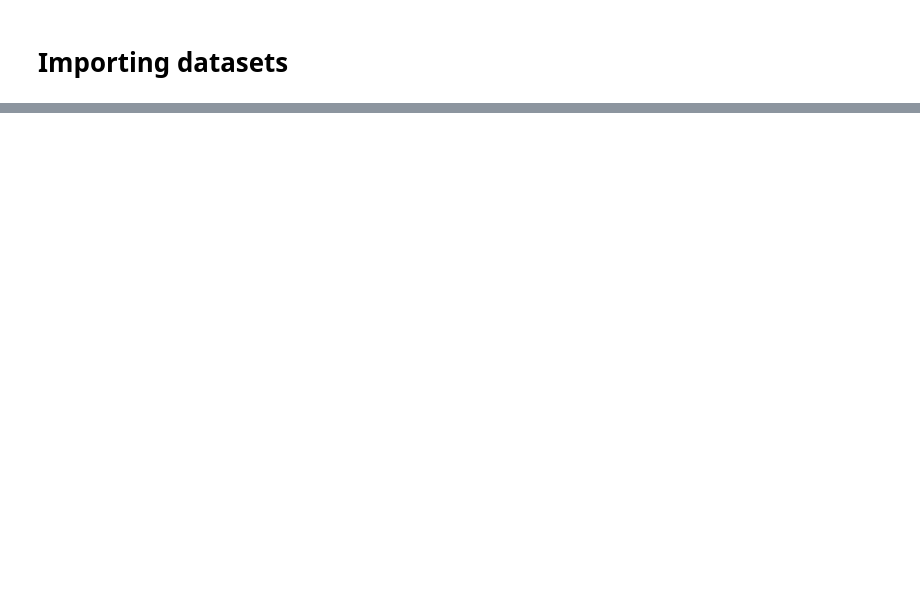
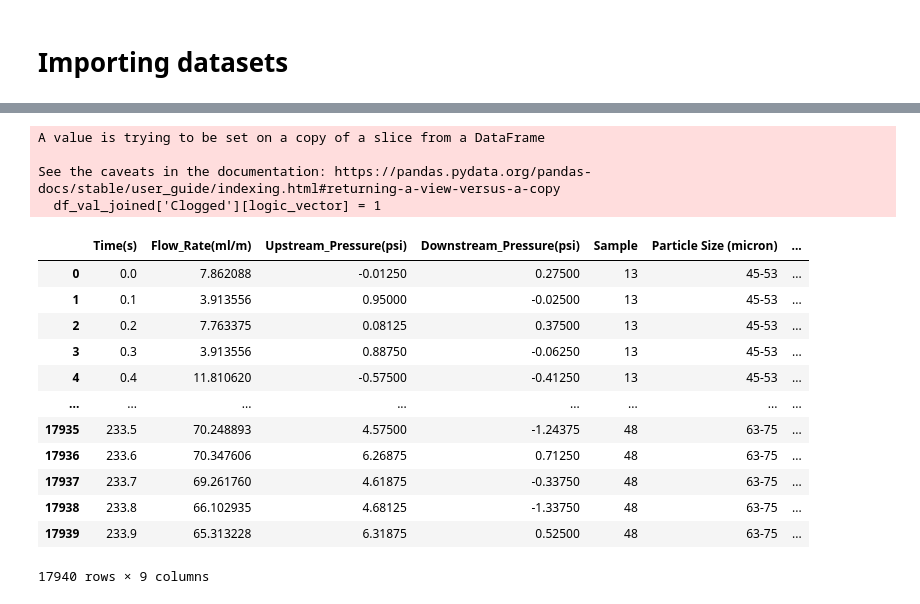
Before and after one commit to pirao/PHM-July-2020-Data-Challenge, a Jupyter notebook: Preprocessing.ipynb, the cells around one changed output, grey strips where cells are left out. Drawn from its saved outputs; the diff is of its cells as text; code cells hidden in the pictures; blank space fills up the shorter version.

```diff
--- a/Preprocessing.ipynb
+++ b/Preprocessing.ipynb
@@ -89,0 +262,25 @@ The main components applied to construct this experimental rig are the following
+# %%
+df_val_joined['Pressure drop (psi)'] = df_val_joined['Upstream_Pressure(psi)'] - df_val_joined['Downstream_Pressure(psi)']
+
+df_val_joined['Clogged'] = 0
+logic_vector = df_val_joined['Pressure drop (psi)'] > 20 # Returns True when the filter is clogged
+df_val_joined['Clogged'][logic_vector] = 1
+df_val_joined
+# %% [output]
+A value is trying to be set on a copy of a slice from a DataFrame
+
+See the caveats in the documentation: https://pandas.pydata.org/pandas-docs/stable/user_guide/indexing.html#returning-a-view-versus-a-copy
+  df_val_joined['Clogged'][logic_vector] = 1
+|  | Time(s) | Flow_Rate(ml/m) | Upstream_Pressure(psi) | Downstream_Pressure(psi) | Sample | Particle Size (micron) | ... |
+| 0 | 0.0 | 7.862088 | -0.01250 | 0.27500 | 13 | 45-53 | ... |
+| 1 | 0.1 | 3.913556 | 0.95000 | -0.02500 | 13 | 45-53 | ... |
+| 2 | 0.2 | 7.763375 | 0.08125 | 0.37500 | 13 | 45-53 | ... |
+| 3 | 0.3 | 3.913556 | 0.88750 | -0.06250 | 13 | 45-53 | ... |
+| 4 | 0.4 | 11.810620 | -0.57500 | -0.41250 | 13 | 45-53 | ... |
+| ... | ... | ... | ... | ... | ... | ... | ... |
+| 17935 | 233.5 | 70.248893 | 4.57500 | -1.24375 | 48 | 63-75 | ... |
+| 17936 | 233.6 | 70.347606 | 6.26875 | 0.71250 | 48 | 63-75 | ... |
+| 17937 | 233.7 | 69.261760 | 4.61875 | -0.33750 | 48 | 63-75 | ... |
+| 17938 | 233.8 | 66.102935 | 4.68125 | -1.33750 | 48 | 63-75 | ... |
+| 17939 | 233.9 | 65.313228 | 6.31875 | 0.52500 | 48 | 63-75 | ... |
+17940 rows × 9 columns
```
Also changed, not shown: parts of 17 cells of this notebook, 2 other files.
